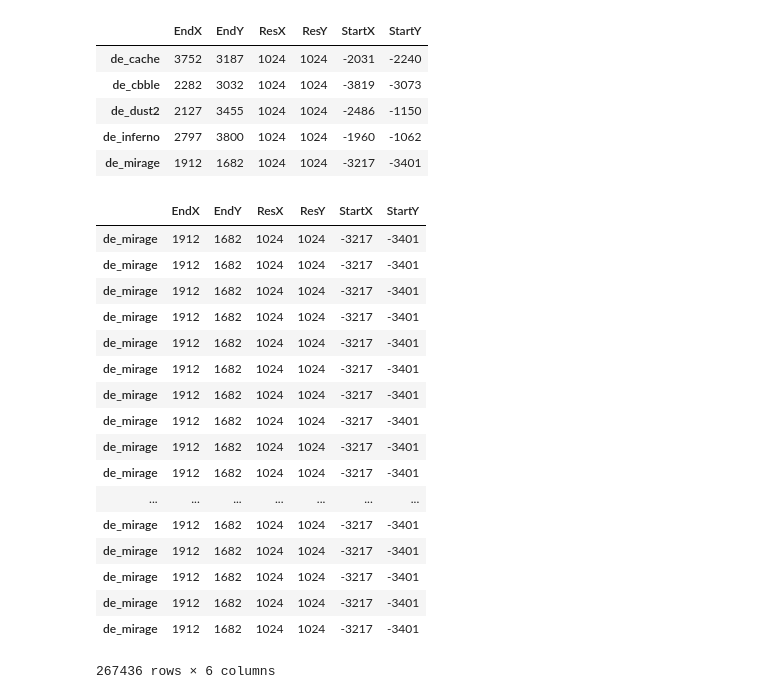
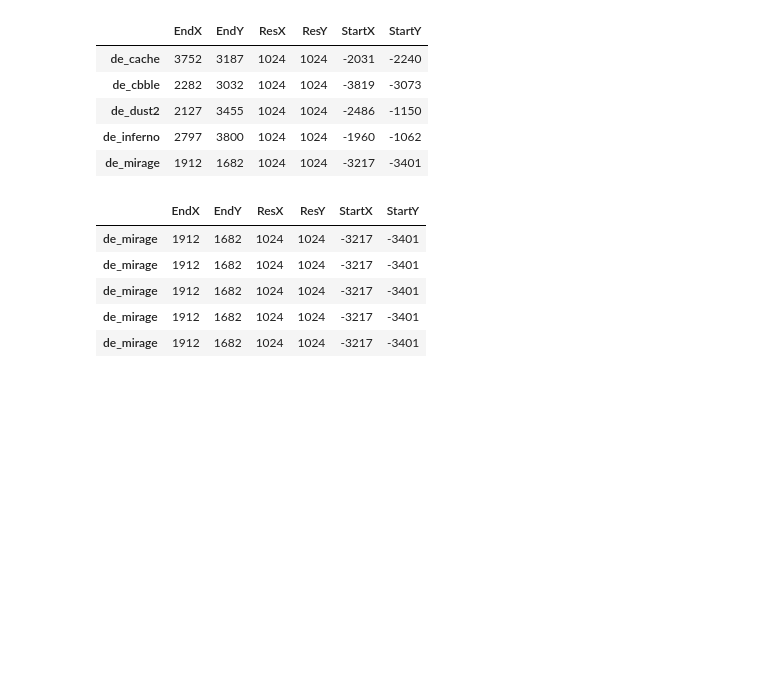
Before and after one commit to sverrli/csgo_blog_prep, a Jupyter notebook: CSGO_mirage.ipynb, the cells around one changed output. Cells and saved outputs as stored; diff of their text form; code cells hidden in the pictures; blank space fills up the shorter version.

```diff
--- a/CSGO_mirage.ipynb
+++ b/CSGO_mirage.ipynb
@@ -64,26 +102,14 @@ map_df.head()
 # %%
 md = map_df.loc[df['map']]
 # %%
-md
+md.head()
 # %% [output]
 |  | EndX | EndY | ResX | ResY | StartX | StartY |
 | de_mirage | 1912 | 1682 | 1024 | 1024 | -3217 | -3401 |
 | de_mirage | 1912 | 1682 | 1024 | 1024 | -3217 | -3401 |
 | de_mirage | 1912 | 1682 | 1024 | 1024 | -3217 | -3401 |
 | de_mirage | 1912 | 1682 | 1024 | 1024 | -3217 | -3401 |
 | de_mirage | 1912 | 1682 | 1024 | 1024 | -3217 | -3401 |
-| de_mirage | 1912 | 1682 | 1024 | 1024 | -3217 | -3401 |
-| de_mirage | 1912 | 1682 | 1024 | 1024 | -3217 | -3401 |
-| de_mirage | 1912 | 1682 | 1024 | 1024 | -3217 | -3401 |
-| de_mirage | 1912 | 1682 | 1024 | 1024 | -3217 | -3401 |
-| de_mirage | 1912 | 1682 | 1024 | 1024 | -3217 | -3401 |
-| ... | ... | ... | ... | ... | ... | ... |
-| de_mirage | 1912 | 1682 | 1024 | 1024 | -3217 | -3401 |
-| de_mirage | 1912 | 1682 | 1024 | 1024 | -3217 | -3401 |
-| de_mirage | 1912 | 1682 | 1024 | 1024 | -3217 | -3401 |
-| de_mirage | 1912 | 1682 | 1024 | 1024 | -3217 | -3401 |
-| de_mirage | 1912 | 1682 | 1024 | 1024 | -3217 | -3401 |
-267436 rows × 6 columns
 # %%
 # Adding damage instance coordinates to map coordinates
 
```
Also changed, not shown: parts of 20 cells of this notebook.
